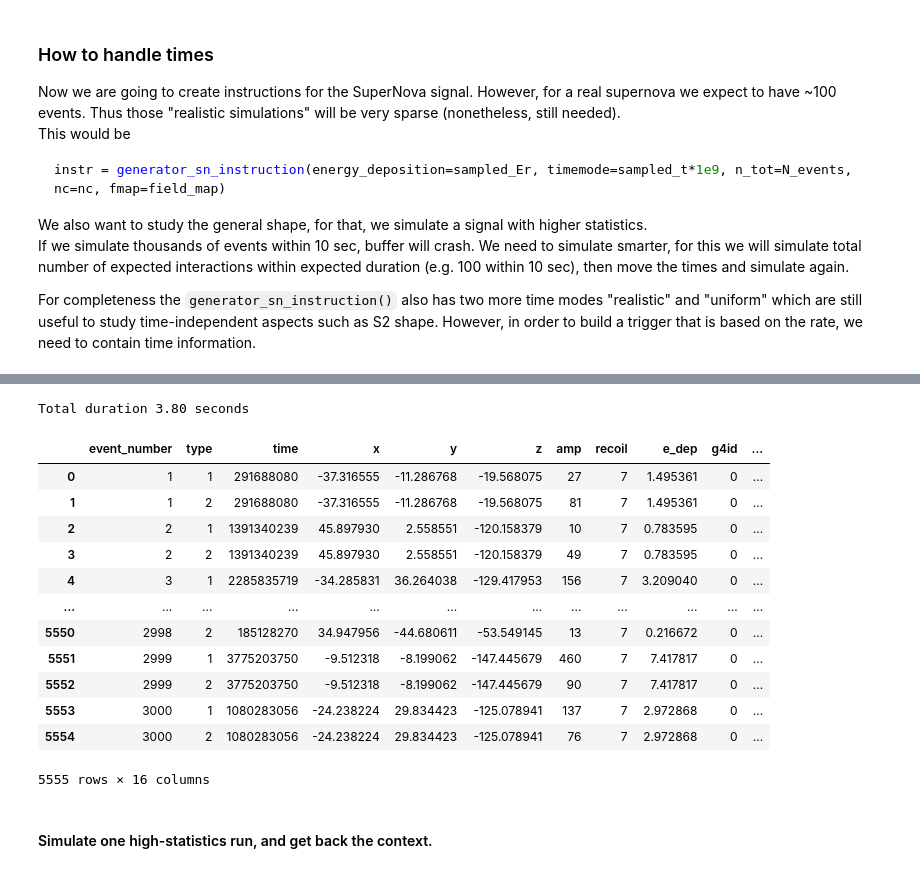
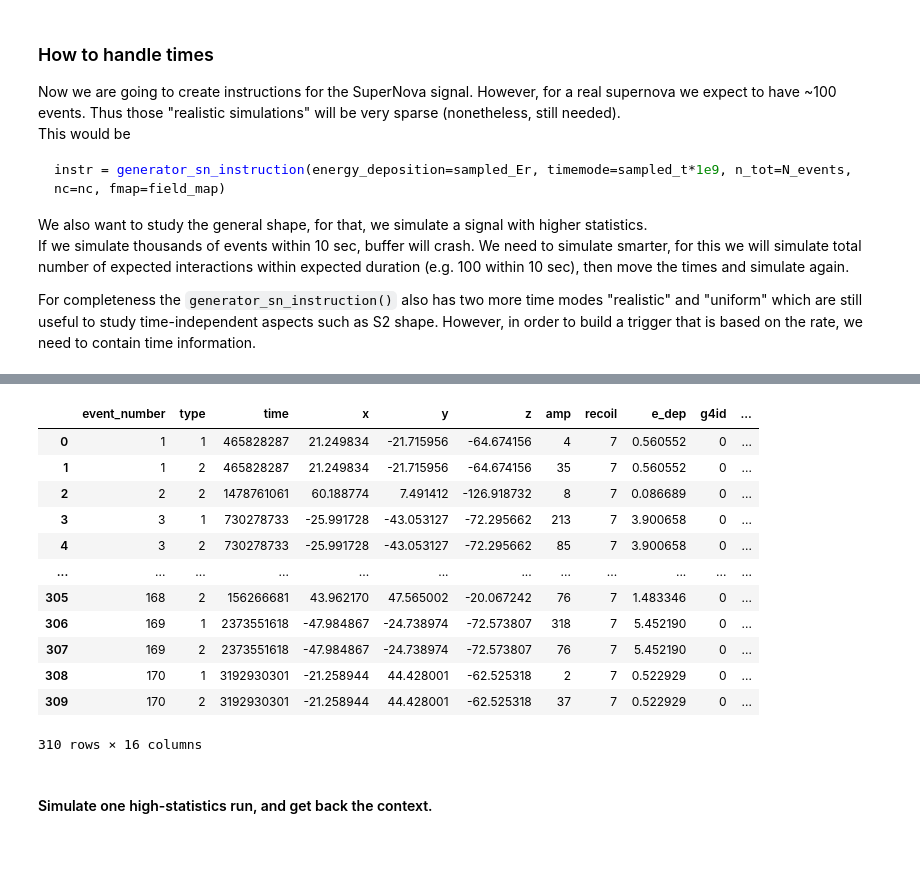
Before and after one commit to XENONnT/multimessenger, a Jupyter notebook: notebooks/SNAX-package_tutorial.ipynb, the cells around one changed output, grey strips where cells are left out. Cells and saved outputs as stored; diff of their text form; code cells hidden in the pictures.

```diff
--- a/notebooks/SNAX-package_tutorial.ipynb
+++ b/notebooks/SNAX-package_tutorial.ipynb
@@ -165,3 +147,9 @@ We also want to study the general shape, for that, we simulate a signal with hig
 If we simulate thousands of events within 10 sec, buffer will crash. We need to simulate smarter, for this we will simulate total number of expected interactions within expected duration (e.g. 100 within 10 sec), then move the times and simulate again. <br>
 
 For completeness the `generator_sn_instruction()` also has two more time modes "realistic" and "uniform" which are still useful to study time-independent aspects such as S2 shape. However, in order to build a trigger that is based on the rate, we need to contain time information.
+# %%
+_rate, _ = A.scale_rates(distance=10*u.kpc)
+nevents = int(np.trapz(_rate['Total'] * 7*u.t, A.recoil_energies).value)
+
+sampled_Er = A.sample_data(nevents)
+sampled_t = A.sample_data(nevents, dtype='time')
@@ -168,7 +159,7 @@ For completeness the `generator_sn_instruction()` also has two more time modes "
 # %%
 _instr = A.generate_instructions(energy_deposition=sampled_Er,
                                  timemode=sampled_t*1e9,
-                                 n_tot=N_events, nc=nc, fmap=field_map)
+                                 n_tot=nevents, nc=nc, fmap=field_map)
 df_realistic = pd.DataFrame(_instr)
 print(f"Total duration {np.ptp(df_realistic['time'])*1e-9:.2f} seconds")
 df_realistic
@@ -178,16 +168,15 @@ WARNING:astropy:AstropyDeprecationWarning: The truth value of a Quantity is ambi
+|  | event_number | type | time | x | y | z | amp | recoil | e_dep | g4id | ... |
+| 0 | 1 | 1 | 465828287 | 21.249834 | -21.715956 | -64.674156 | 4 | 7 | 0.560552 | 0 | ... |
+| 1 | 1 | 2 | 465828287 | 21.249834 | -21.715956 | -64.674156 | 35 | 7 | 0.560552 | 0 | ... |
+| 2 | 2 | 2 | 1478761061 | 60.188774 | 7.491412 | -126.918732 | 8 | 7 | 0.086689 | 0 | ... |
+| 3 | 3 | 1 | 730278733 | -25.991728 | -43.053127 | -72.295662 | 213 | 7 | 3.900658 | 0 | ... |
+| 4 | 3 | 2 | 730278733 | -25.991728 | -43.053127 | -72.295662 | 85 | 7 | 3.900658 | 0 | ... |
+| ... | ... | ... | ... | ... | ... | ... | ... | ... | ... | ... | ... |
+| 305 | 168 | 2 | 156266681 | 43.962170 | 47.565002 | -20.067242 | 76 | 7 | 1.483346 | 0 | ... |
+| 306 | 169 | 1 | 2373551618 | -47.984867 | -24.738974 | -72.573807 | 318 | 7 | 5.452190 | 0 | ... |
+| 307 | 169 | 2 | 2373551618 | -47.984867 | -24.738974 | -72.573807 | 76 | 7 | 5.452190 | 0 | ... |
+| 308 | 170 | 1 | 3192930301 | -21.258944 | 44.428001 | -62.525318 | 2 | 7 | 0.522929 | 0 | ... |
+| 309 | 170 | 2 | 3192930301 | -21.258944 | 44.428001 | -62.525318 | 37 | 7 | 0.522929 | 0 | ... |
-Total duration 3.80 seconds
+310 rows × 16 columns
-|  | event_number | type | time | x | y | z | amp | recoil | e_dep | g4id | ... |
-| 0 | 1 | 1 | 291688080 | -37.316555 | -11.286768 | -19.568075 | 27 | 7 | 1.495361 | 0 | ... |
-| 1 | 1 | 2 | 291688080 | -37.316555 | -11.286768 | -19.568075 | 81 | 7 | 1.495361 | 0 | ... |
-| 2 | 2 | 1 | 1391340239 | 45.897930 | 2.558551 | -120.158379 | 10 | 7 | 0.783595 | 0 | ... |
-| 3 | 2 | 2 | 1391340239 | 45.897930 | 2.558551 | -120.158379 | 49 | 7 | 0.783595 | 0 | ... |
-| 4 | 3 | 1 | 2285835719 | -34.285831 | 36.264038 | -129.417953 | 156 | 7 | 3.209040 | 0 | ... |
-| ... | ... | ... | ... | ... | ... | ... | ... | ... | ... | ... | ... |
-| 5550 | 2998 | 2 | 185128270 | 34.947956 | -44.680611 | -53.549145 | 13 | 7 | 0.216672 | 0 | ... |
-| 5551 | 2999 | 1 | 3775203750 | -9.512318 | -8.199062 | -147.445679 | 460 | 7 | 7.417817 | 0 | ... |
-| 5552 | 2999 | 2 | 3775203750 | -9.512318 | -8.199062 | -147.445679 | 90 | 7 | 7.417817 | 0 | ... |
-| 5553 | 3000 | 1 | 1080283056 | -24.238224 | 29.834423 | -125.078941 | 137 | 7 | 2.972868 | 0 | ... |
-| 5554 | 3000 | 2 | 1080283056 | -24.238224 | 29.834423 | -125.078941 | 76 | 7 | 2.972868 | 0 | ... |
-5555 rows × 16 columns
 # %% [markdown]
 #### Simulate one high-statistics run, and get back the context.
```
Also changed, not shown: parts of 13 cells of this notebook.
